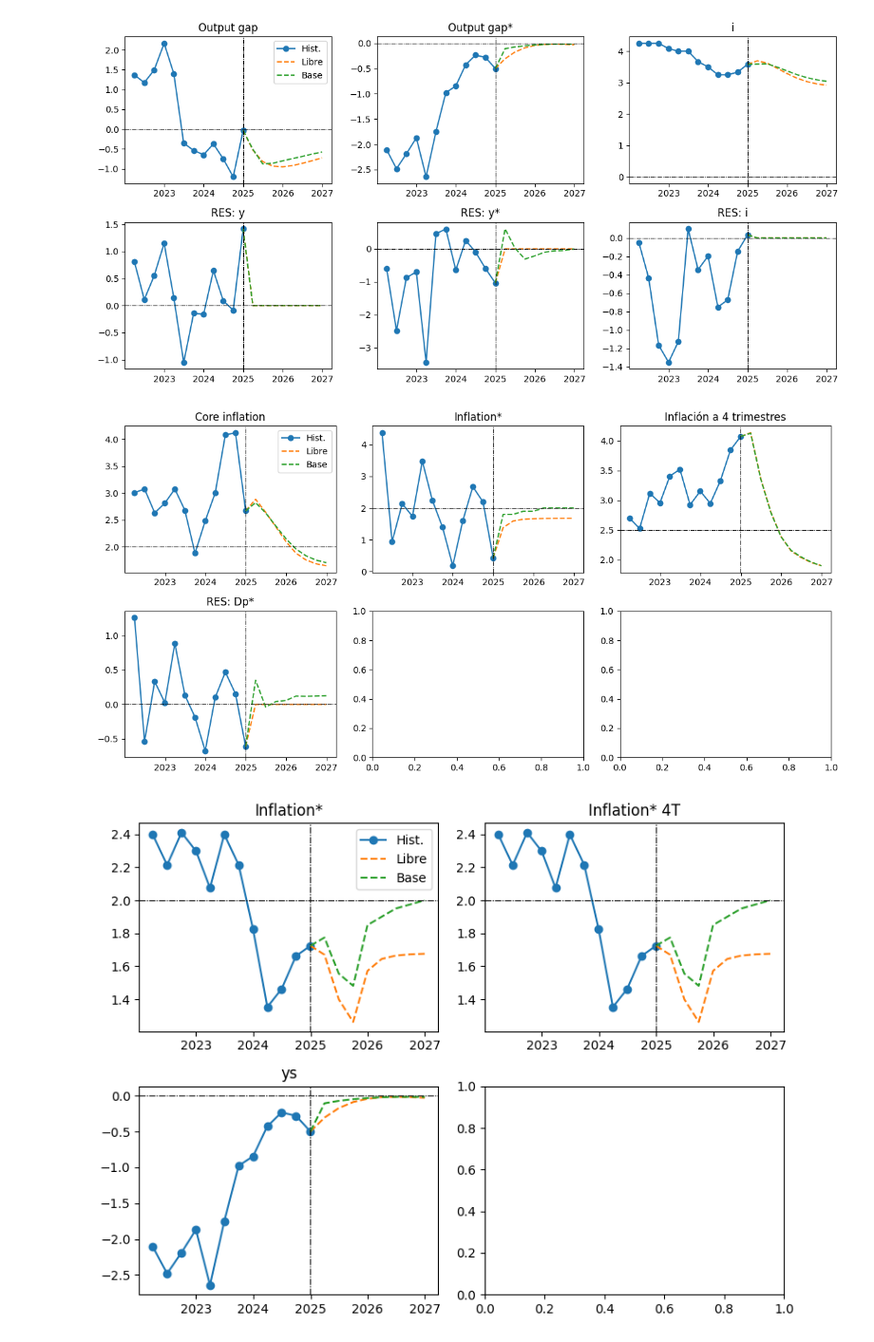
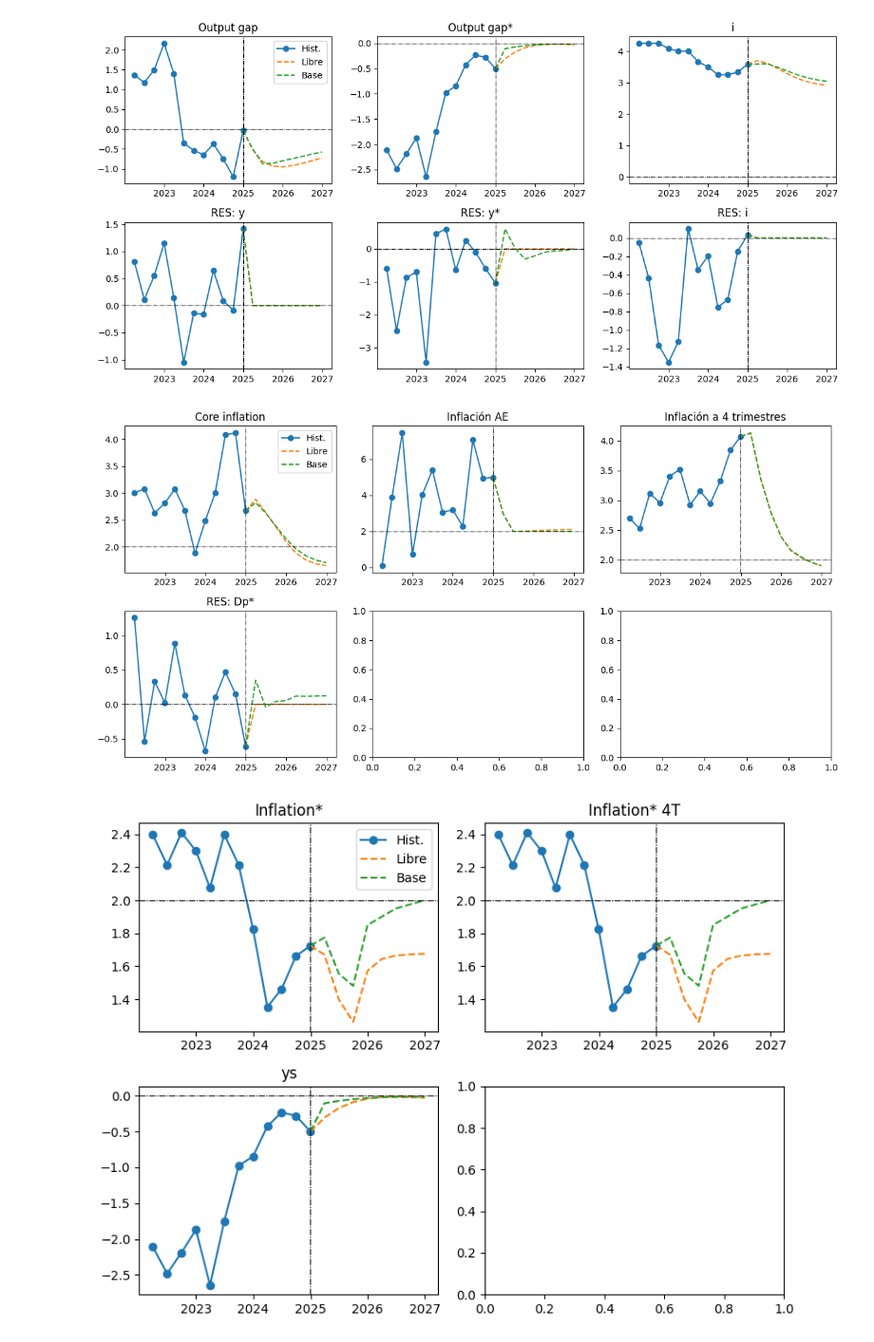
Before and after one commit to jamayat/CUECOPolMon, a Jupyter notebook: 01_Clase_sobre_MPT.ipynb, the cells around one changed output. Shown at 95% size. Cells and saved outputs as stored; diff of their text form; code cells hidden in the pictures.

```diff
--- a/01_Clase_sobre_MPT.ipynb
+++ b/01_Clase_sobre_MPT.ipynb
@@ -332,12 +332,12 @@ fig, axs = HTS.plotTSforecast(BDdict,lista,listanames,listaSS,FH,HH,Number_Rows,
 # %% [output]
 [figure]
 # %%
-lista = ['Dpsae','Dps','D4p','res_Dps']
-listanames = ['Core inflation','Inflation*','Inflación a 4 trimestres','RES: Dp*',]
-listaSS = [2,2,2.5,0]
+lista = ['Dpsae','Dpae','D4p','res_Dps']
+listanames = ['Core inflation','Inflación AE','Inflación a 4 trimestres','RES: Dp*',]
+listaSS = [2,2,2,0]
 fig, axs = HTS.plotTSforecast(BDdict,lista,listanames,listaSS,FH,HH,Number_Rows,Number_Cols)
 # %% [output]
-[figure, old version]
+[figure, new version]
 # %%
 # Dps = bsp*Dps(-1) + (1 - bsp)*D4ps(+4) + bsy*ys(-1) + res_Dps
 lista   = ['D4ps','D4ps','ys']
```
Also changed, not shown: parts of 1 cell of this notebook.
